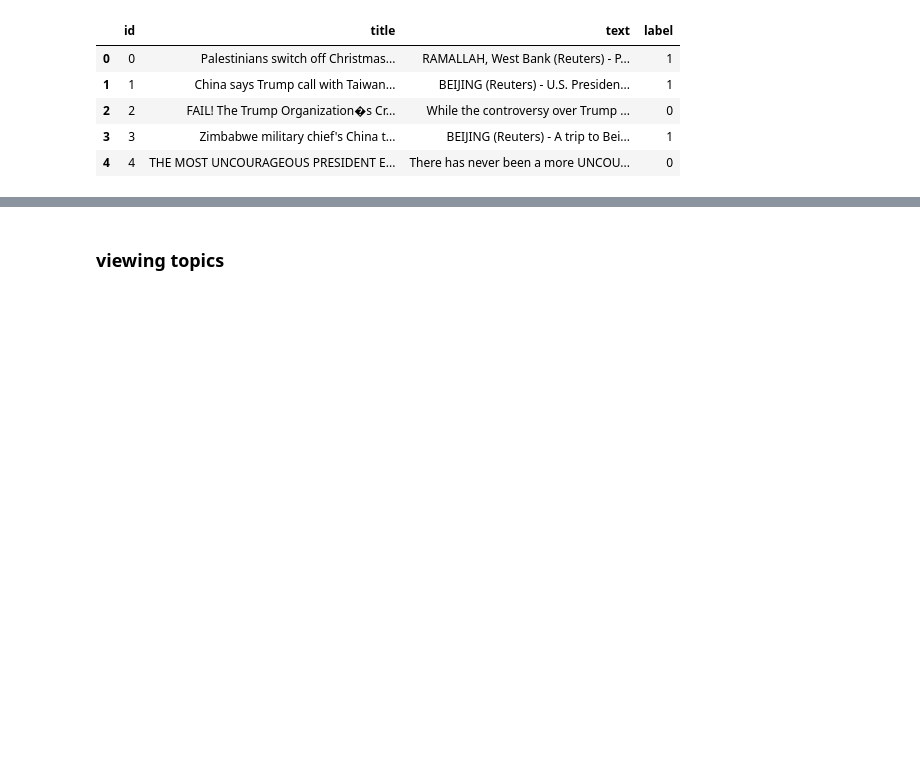
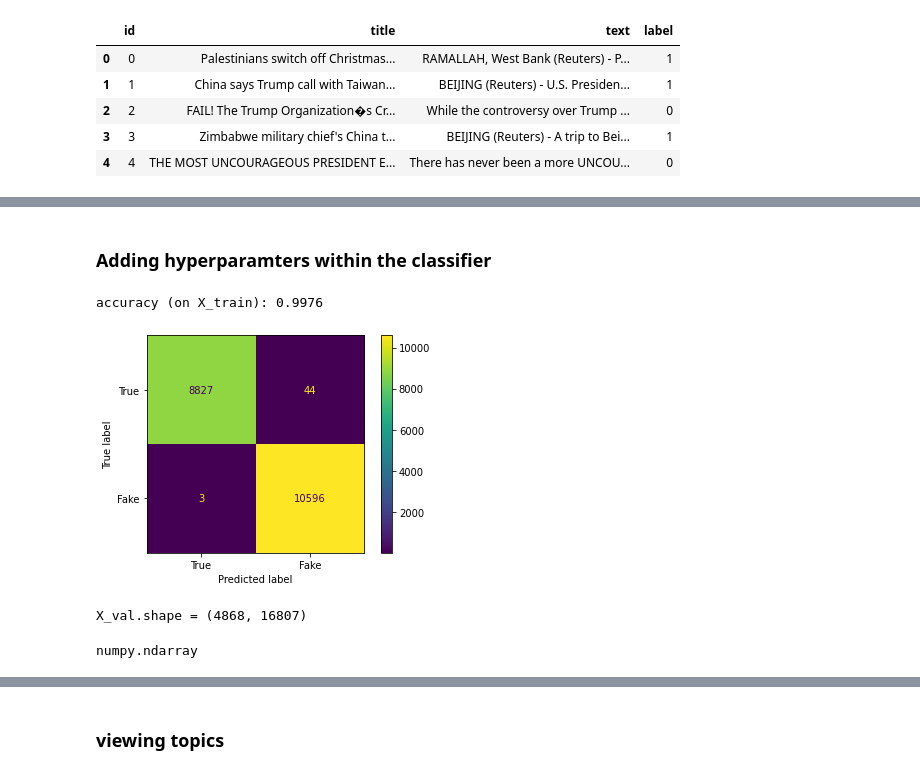
Before and after one commit to Cmeek09/NLP_with_deep_learning, a Jupyter notebook: project_part2.ipynb, the cells around one changed output, grey strips where cells are left out. Cells and saved outputs as stored; diff of their text form; code cells hidden in the pictures; blank space fills up the shorter version.

```diff
--- a/project_part2.ipynb
+++ b/project_part2.ipynb
@@ -278,0 +182,26 @@ prepare_text_for_lda(text)
+# %% [markdown]
+### Adding hyperparamters within the classifier
+# %%
+from sklearn.metrics import confusion_matrix, ConfusionMatrixDisplay, accuracy_score
+from sklearn import metrics
+from sklearn.ensemble import RandomForestClassifier
+from sklearn import metrics
+
+model = RandomForestClassifier(n_estimators=100,criterion='log_loss')
+model.fit(X_train, y_train)
+
+predictions_train = model.predict(X_train)
+
+disp = ConfusionMatrixDisplay(confusion_matrix(y_train, predictions_train), display_labels=['True', 'Fake'])
+disp.plot()
+print(f"accuracy (on X_train): {accuracy_score(y_train, predictions_train):.4f}")
+# %% [output]
+accuracy (on X_train): 0.9976
+[figure, added]
+# %%
+X_val = tfidf_vectorizer.transform(X_val_raw).toarray()
+print(f"X_val.shape = {X_val.shape}")
+type(X_val)
+# %% [output]
+X_val.shape = (4868, 16807)
+numpy.ndarray
```
Also changed, not shown: parts of 52 cells of this notebook.
